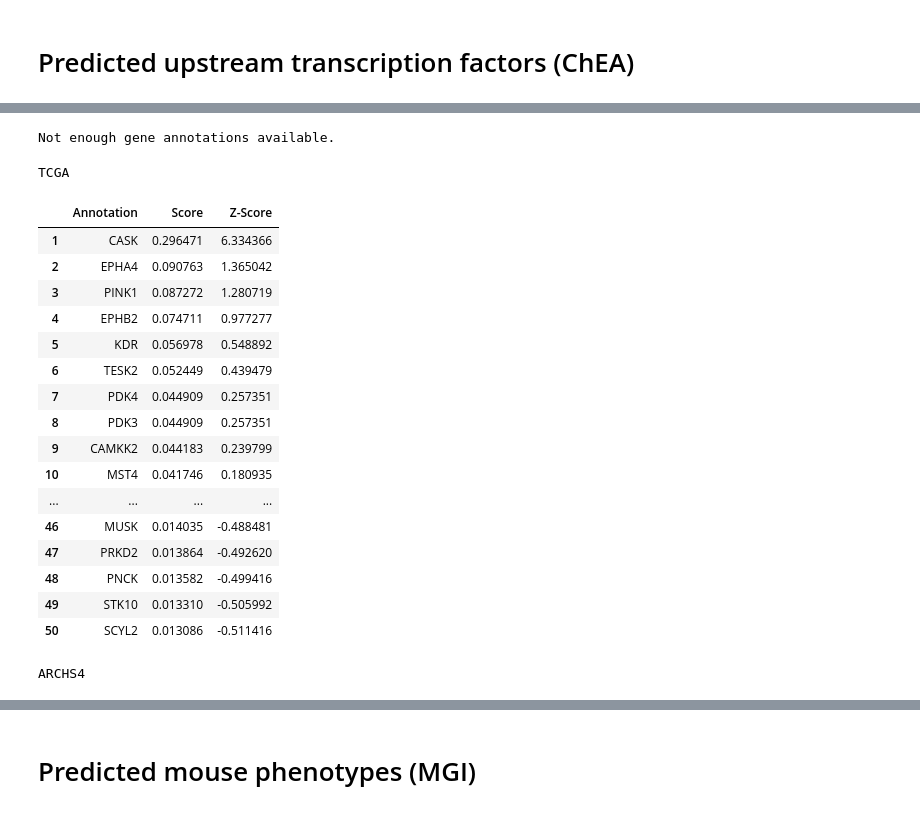
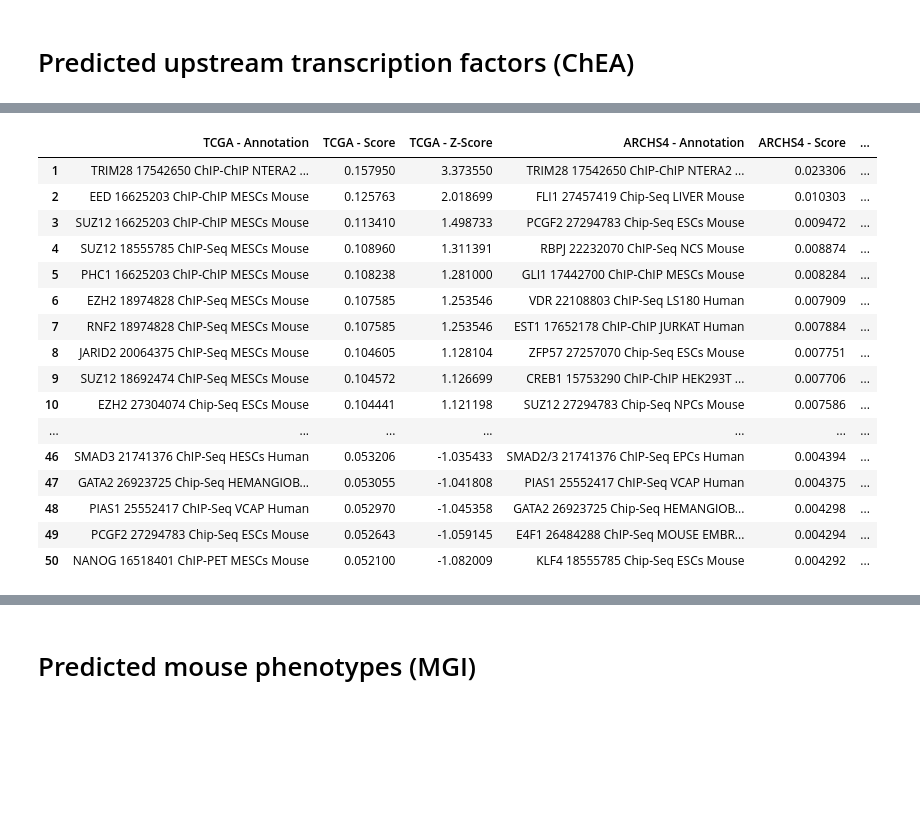
Before and after one commit to cyoon23/appyter, a Jupyter notebook: rna_predictions.ipynb, the cells around one changed output, grey strips where cells are left out. Cells and saved outputs as stored; diff of their text form; code cells hidden in the pictures; blank space fills up the shorter version.

Commit message:
top correlated genes

```diff
--- a/rna_predictions.ipynb
+++ b/rna_predictions.ipynb
@@ -201,0 +149,10 @@ def auc(y_true, tcga_probs, archs4_probs, gene):
+# %%
+def prediction_matrix(gene, cor_matrix, gslib):
+    idx = [ g for g in gslib.index if g in cor_matrix.columns ]
+    smaller_cor = cor_matrix.loc[gene, idx]
+    smaller_gslib = gslib.loc[idx]
+    pred_matrix = np.dot(smaller_cor, smaller_gslib)
+    if gene in smaller_gslib.index: smaller_gslib = smaller_gslib.drop(index=gene)
+    function_sums = np.array(np.sum(smaller_gslib))
+    pred_matrix /= function_sums
+    return pd.DataFrame(data=np.transpose(pred_matrix), index=gslib.columns, columns=[gene])
@@ -201,0 +161,13 @@ def auc(y_true, tcga_probs, archs4_probs, gene):
+# %%
+def top_ranked(matrix, gene, rank):
+    top = matrix.sort_values(ascending=False).head(rank)
+    z_scores = pd.DataFrame(zscore(top), index=top.index)
+    genes = pd.DataFrame(list(top.index), index=top.index)
+    top = pd.concat([genes, top, z_scores], axis=1)
+    top.index = list(range(1, rank+1))
+    return top
+# %%
+def get_top_functions(matrix, gene, name):
+    top = top_ranked(matrix.loc[:,gene], gene, 50)
+    top.columns = ["%s - Annotation" % name, "%s - Score" % name, "%s - Z-Score" % name]
+    return top
@@ -201,0 +223,17 @@ def auc(y_true, tcga_probs, archs4_probs, gene):
+# %%
+def functional_comparison(current_lib, tcga_cor, archs4_cor):
+    function_to_genes, gene_set = gene_set_dictionaries(current_lib)
+    binary_matrix = gs_binary_matrix(function_to_genes, gene_set)
+    gslib = gene_set_library(current_lib, function_to_genes, gene_set)
+    tcga_pred_matrix = prediction_matrix(gene, tcga_cor, gslib)
+    clear_output()
+    print("Completed creating TCGA prediction matrix.")
+    archs4_pred_matrix = prediction_matrix(gene, archs4_cor, gslib)
+    clear_output()
+    print("Completed creating ARCHS4 prediction matrix.")
+    top_tcga_functions = get_top_functions(tcga_pred_matrix, gene, "TCGA")
+    top_archs4_functions = get_top_functions(archs4_pred_matrix, gene, "ARCHS4")
+    clear_output()
+    combined_df = pd.concat([top_tcga_functions, top_archs4_functions], axis=1)
+    display_df(combined_df)
+    return binary_matrix, tcga_pred_matrix, archs4_pred_matrix
@@ -208,23 +299,20 @@ process(libraries[0], tcga_genes, filtered_genes, tcga_cor, archs4_genes, archs4
 # %%
-process(libraries[1], tcga_genes, filtered_genes, tcga_cor, archs4_genes, archs4_cor)
+binary_matrix, tcga_pred_matrix, archs4_pred_matrix = functional_comparison(libraries[1], tcga_cor, archs4_cor)
 # %% [output]
-Not enough gene annotations available.
-TCGA
-|  | Annotation | Score | Z-Score |
-| 1 | CASK | 0.296471 | 6.334366 |
-| 2 | EPHA4 | 0.090763 | 1.365042 |
-| 3 | PINK1 | 0.087272 | 1.280719 |
-| 4 | EPHB2 | 0.074711 | 0.977277 |
-| 5 | KDR | 0.056978 | 0.548892 |
-| 6 | TESK2 | 0.052449 | 0.439479 |
-| 7 | PDK4 | 0.044909 | 0.257351 |
-| 8 | PDK3 | 0.044909 | 0.257351 |
-| 9 | CAMKK2 | 0.044183 | 0.239799 |
-| 10 | MST4 | 0.041746 | 0.180935 |
-| ... | ... | ... | ... |
-| 46 | MUSK | 0.014035 | -0.488481 |
-| 47 | PRKD2 | 0.013864 | -0.492620 |
-| 48 | PNCK | 0.013582 | -0.499416 |
-| 49 | STK10 | 0.013310 | -0.505992 |
-| 50 | SCYL2 | 0.013086 | -0.511416 |
+|  | TCGA - Annotation | TCGA - Score | TCGA - Z-Score | ARCHS4 - Annotation | ARCHS4 - Score | ... |
+| 1 | TRIM28 17542650 ChIP-ChIP NTERA2 ... | 0.157950 | 3.373550 | TRIM28 17542650 ChIP-ChIP NTERA2 ... | 0.023306 | ... |
+| 2 | EED 16625203 ChIP-ChIP MESCs Mouse | 0.125763 | 2.018699 | FLI1 27457419 Chip-Seq LIVER Mouse | 0.010303 | ... |
+| 3 | SUZ12 16625203 ChIP-ChIP MESCs Mouse | 0.113410 | 1.498733 | PCGF2 27294783 Chip-Seq ESCs Mouse | 0.009472 | ... |
+| 4 | SUZ12 18555785 ChIP-Seq MESCs Mouse | 0.108960 | 1.311391 | RBPJ 22232070 ChIP-Seq NCS Mouse | 0.008874 | ... |
+| 5 | PHC1 16625203 ChIP-ChIP MESCs Mouse | 0.108238 | 1.281000 | GLI1 17442700 ChIP-ChIP MESCs Mouse | 0.008284 | ... |
+| 6 | EZH2 18974828 ChIP-Seq MESCs Mouse | 0.107585 | 1.253546 | VDR 22108803 ChIP-Seq LS180 Human | 0.007909 | ... |
+| 7 | RNF2 18974828 ChIP-Seq MESCs Mouse | 0.107585 | 1.253546 | EST1 17652178 ChIP-ChIP JURKAT Human | 0.007884 | ... |
+| 8 | JARID2 20064375 ChIP-Seq MESCs Mouse | 0.104605 | 1.128104 | ZFP57 27257070 Chip-Seq ESCs Mouse | 0.007751 | ... |
+| 9 | SUZ12 18692474 ChIP-Seq MESCs Mouse | 0.104572 | 1.126699 | CREB1 15753290 ChIP-ChIP HEK293T ... | 0.007706 | ... |
+| 10 | EZH2 27304074 Chip-Seq ESCs Mouse | 0.104441 | 1.121198 | SUZ12 27294783 Chip-Seq NPCs Mouse | 0.007586 | ... |
+| ... | ... | ... | ... | ... | ... | ... |
+| 46 | SMAD3 21741376 ChIP-Seq HESCs Human | 0.053206 | -1.035433 | SMAD2/3 21741376 ChIP-Seq EPCs Human | 0.004394 | ... |
+| 47 | GATA2 26923725 Chip-Seq HEMANGIOB... | 0.053055 | -1.041808 | PIAS1 25552417 ChIP-Seq VCAP Human | 0.004375 | ... |
+| 48 | PIAS1 25552417 ChIP-Seq VCAP Human | 0.052970 | -1.045358 | GATA2 26923725 Chip-Seq HEMANGIOB... | 0.004298 | ... |
+| 49 | PCGF2 27294783 Chip-Seq ESCs Mouse | 0.052643 | -1.059145 | E4F1 26484288 ChIP-Seq MOUSE EMBR... | 0.004294 | ... |
+| 50 | NANOG 16518401 ChIP-PET MESCs Mouse | 0.052100 | -1.082009 | KLF4 18555785 Chip-Seq ESCs Mouse | 0.004292 | ... |
-ARCHS4
```
Also changed, not shown: parts of 56 cells of this notebook.
